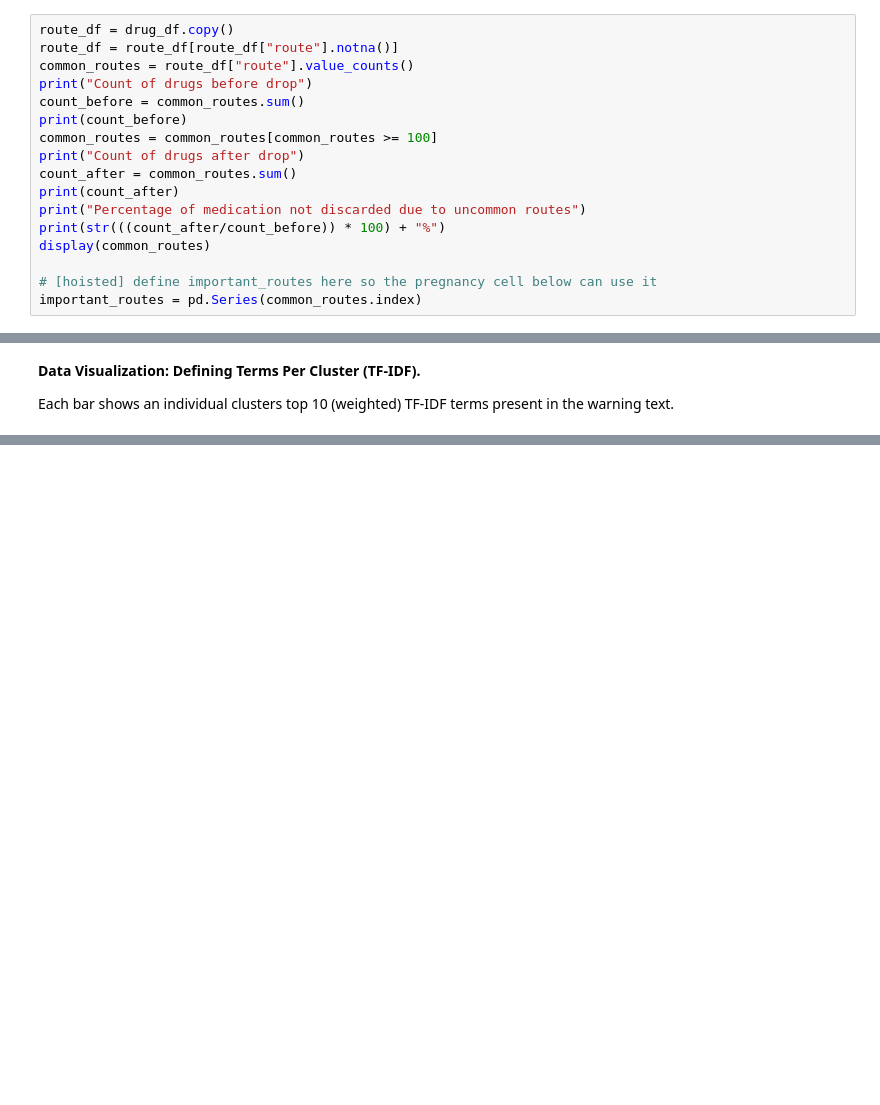
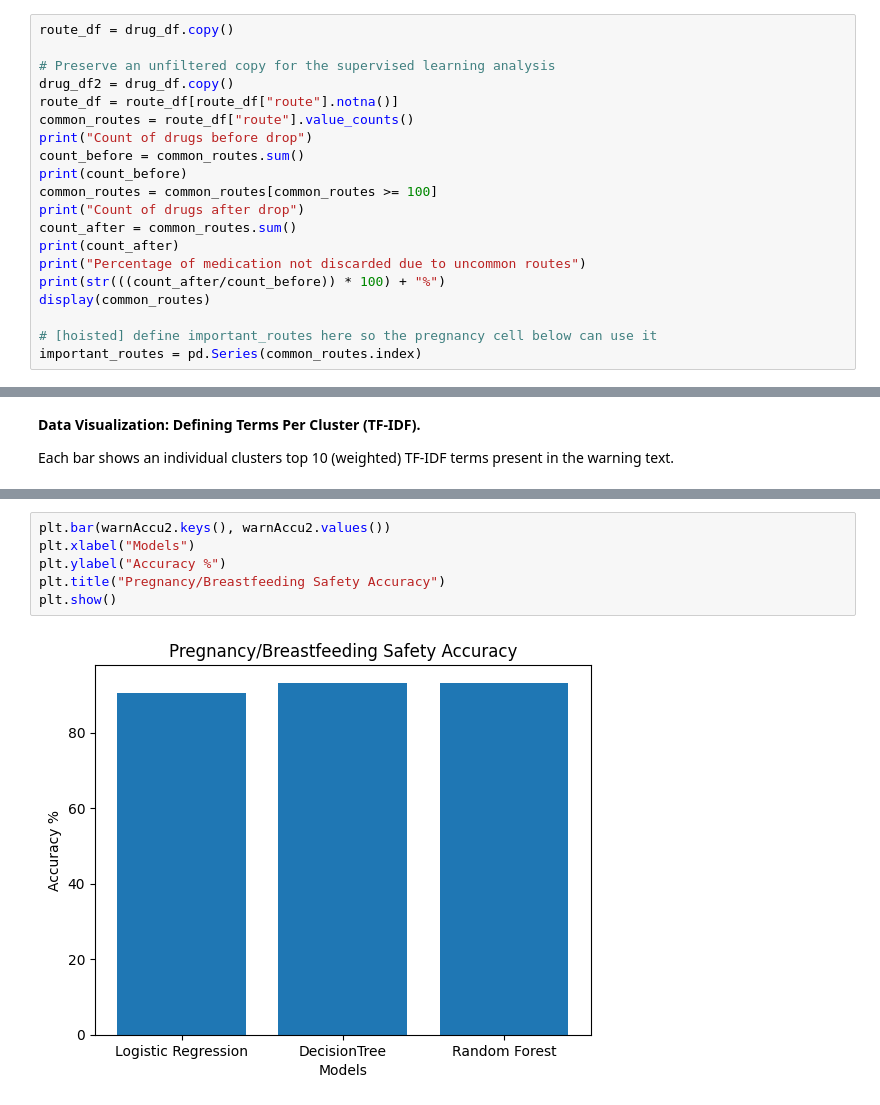
Before and after one commit to RSTEIN2525/cmsc-320-group-project, a Jupyter notebook: notebook.ipynb, the cells around one changed output, grey strips where cells are left out. Saved outputs shown, nothing was run; the diff lists cells and outputs as text; blank space fills up the shorter version.

```diff
--- a/notebook.ipynb
+++ b/notebook.ipynb
@@ -763,6 +807,9 @@ plt.tight_layout(); plt.show()
 Since our main focus is on drug route, we drop any drug that does not have a route filled out. To draw conclusions on routes that have a decent amount of data, we only look at routes that have at least 100 medications associated with them.
 # %%
 route_df = drug_df.copy()
+
+# Preserve an unfiltered copy for the supervised learning analysis
+drug_df2 = drug_df.copy()
 route_df = route_df[route_df["route"].notna()]
 common_routes = route_df["route"].value_counts()
 print("Count of drugs before drop")
@@ -1111,0 +1309,8 @@ plt.show()
+# %%
+plt.bar(warnAccu2.keys(), warnAccu2.values())
+plt.xlabel("Models")
+plt.ylabel("Accuracy %")
+plt.title("Pregnancy/Breastfeeding Safety Accuracy")
+plt.show()
+# %% [output]
+[figure, added]
```
Also changed, not shown: parts of 56 cells of this notebook.
